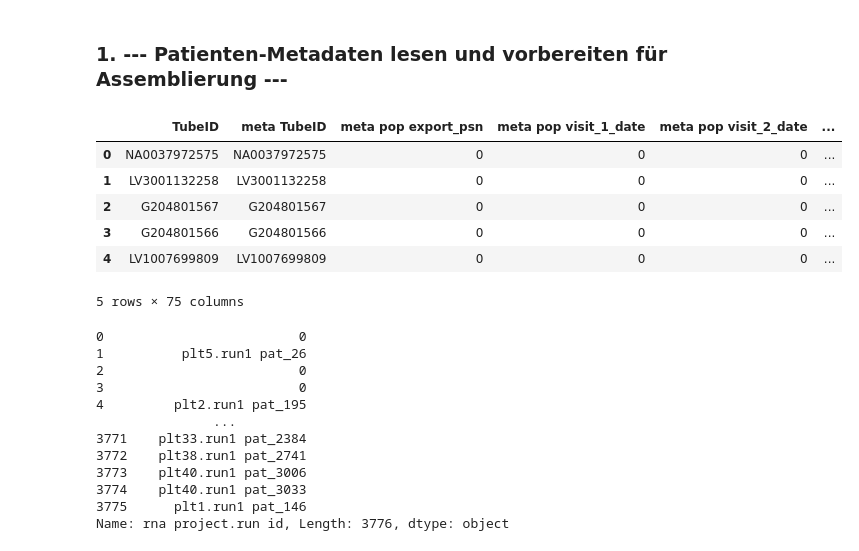
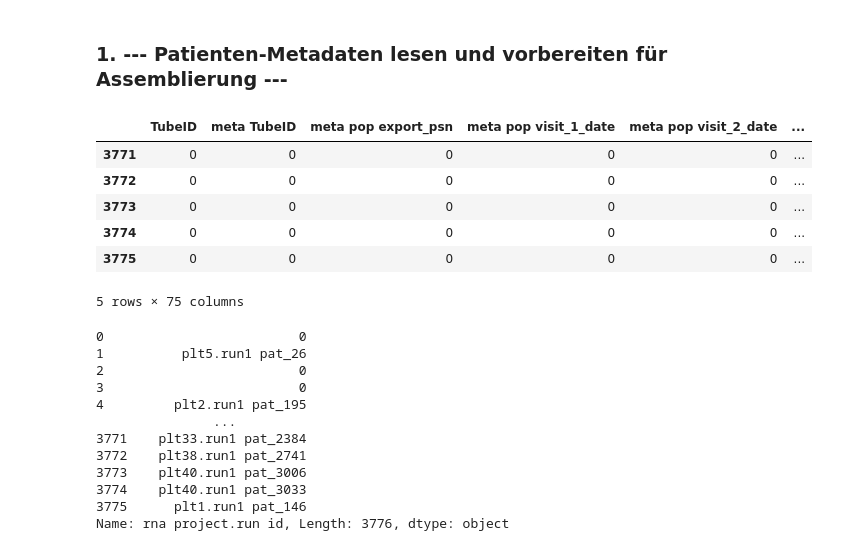
Before and after one commit to dlnija/ScRNA-analysis, a Jupyter notebook: 0_Preassembling.ipynb, the cells around one changed output. Saved outputs shown, nothing was run; the diff lists cells and outputs as text; code cells hidden in the pictures.

```diff
--- a/0_Preassembling.ipynb
+++ b/0_Preassembling.ipynb
@@ -32,14 +32,14 @@ print(path_mtx)
 # %%
 pat_df = pd.read_csv(file_path_pat, decimal=",", sep="\t")
 pat_df = pat_df.fillna(0)
-pat_df.head()
+pat_df.tail()
 # %% [output]
 |  | TubeID | meta TubeID | meta pop export_psn | meta pop visit_1_date | meta pop visit_2_date | ... |
-| 0 | NA0037972575 | NA0037972575 | 0 | 0 | 0 | ... |
-| 1 | LV3001132258 | LV3001132258 | 0 | 0 | 0 | ... |
-| 2 | G204801567 | G204801567 | 0 | 0 | 0 | ... |
-| 3 | G204801566 | G204801566 | 0 | 0 | 0 | ... |
-| 4 | LV1007699809 | LV1007699809 | 0 | 0 | 0 | ... |
+| 3771 | 0 | 0 | 0 | 0 | 0 | ... |
+| 3772 | 0 | 0 | 0 | 0 | 0 | ... |
+| 3773 | 0 | 0 | 0 | 0 | 0 | ... |
+| 3774 | 0 | 0 | 0 | 0 | 0 | ... |
+| 3775 | 0 | 0 | 0 | 0 | 0 | ... |
 5 rows × 75 columns
 # %%
 pat_df["rna project.run id"] # ID überprüfen
```
Also changed, not shown: parts of 7 cells of this notebook.
